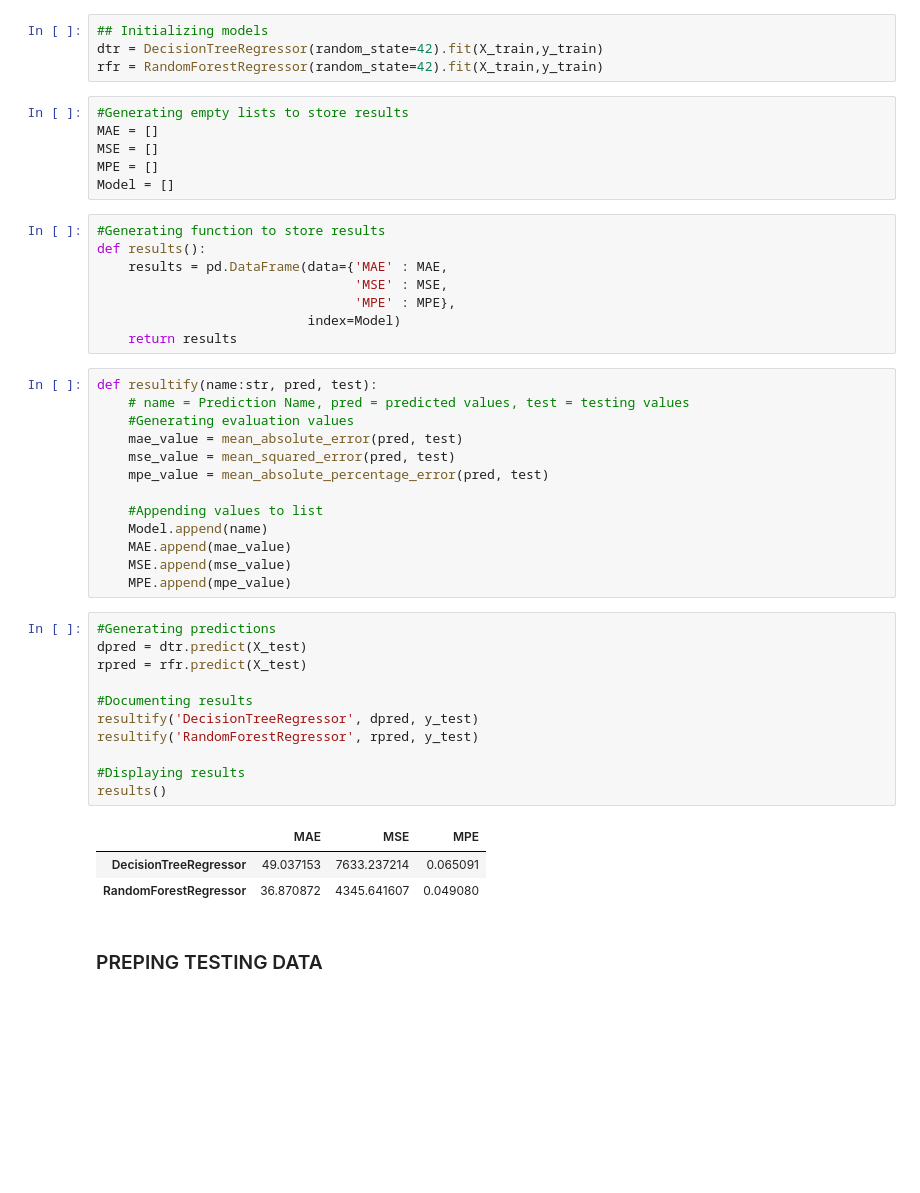
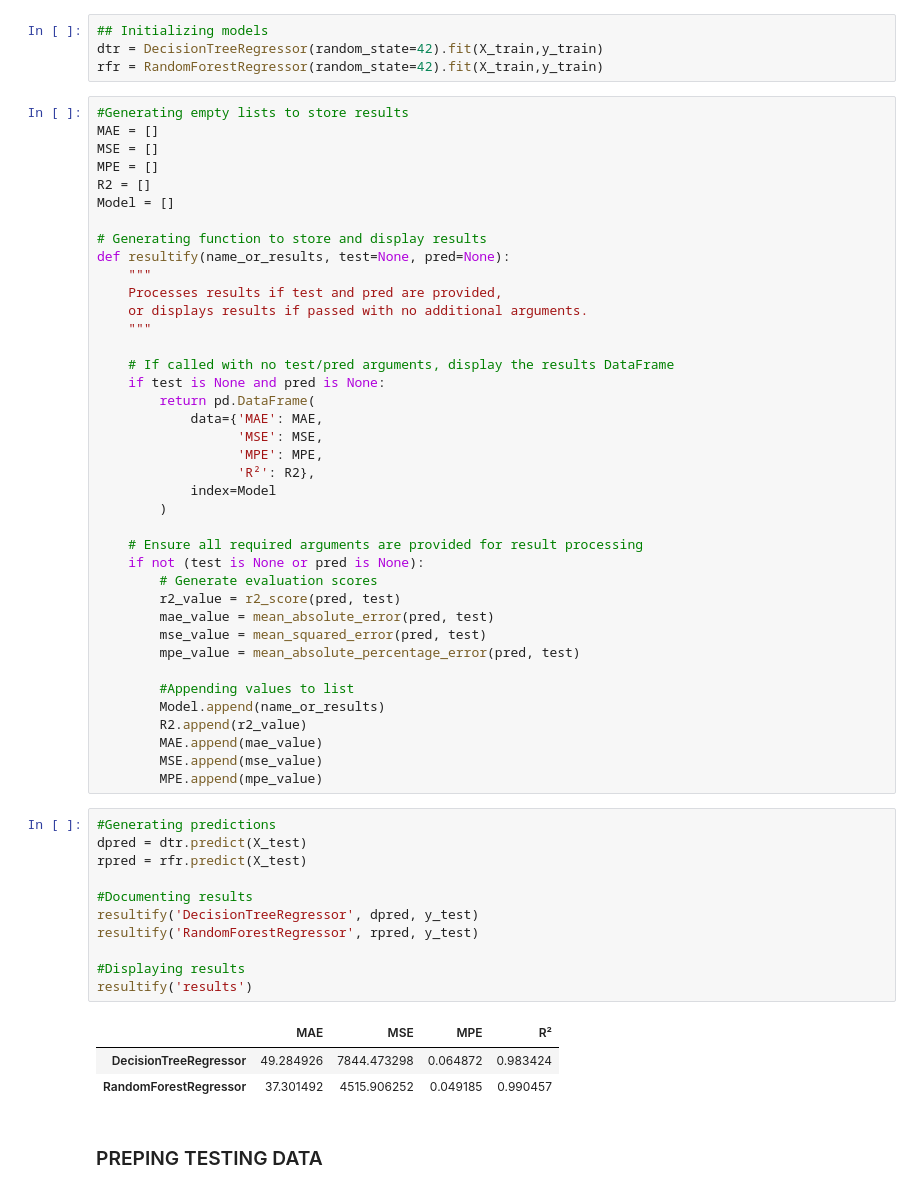
Before and after one commit to Stephen-Adwini-Badu/07.-Ticket-Forecasting-Project, a Jupyter notebook: Ticket Forecasting Notebook.ipynb, the cells around one changed output. Saved outputs shown, nothing was run; the diff lists cells and outputs as text; blank space fills up the shorter version.

```diff
--- a/Ticket Forecasting Notebook.ipynb
+++ b/Ticket Forecasting Notebook.ipynb
@@ -232,48 +247,60 @@ pd.DataFrame(data={"Dimensions": [X_train.shape,
 ## Initializing models
 dtr = DecisionTreeRegressor(random_state=42).fit(X_train,y_train)
 rfr = RandomForestRegressor(random_state=42).fit(X_train,y_train)
-# %%
-#Generating empty lists to store results
-MAE = []
-MSE = []
-MPE = []
-Model = []
-# %%
-#Generating function to store results
-def results():
-    results = pd.DataFrame(data={'MAE' : MAE,
-                                 'MSE' : MSE,
-                                 'MPE' : MPE},
-                           index=Model)
-    return results
-# %%
-def resultify(name:str, pred, test):
-    # name = Prediction Name, pred = predicted values, test = testing values
-    #Generating evaluation values
-    mae_value = mean_absolute_error(pred, test)
-    mse_value = mean_squared_error(pred, test)
-    mpe_value = mean_absolute_percentage_error(pred, test)
-
-    #Appending values to list
-    Model.append(name)
-    MAE.append(mae_value)
-    MSE.append(mse_value)
-    MPE.append(mpe_value)
+# %%
+#Generating empty lists to store results
+MAE = []
+MSE = []
+MPE = []
+R2 = []
+Model = []
+
+# Generating function to store and display results
+def resultify(name_or_results, test=None, pred=None):
+    """
+    Processes results if test and pred are provided,
+    or displays results if passed with no additional arguments.
+    """
+
+    # If called with no test/pred arguments, display the results DataFrame
+    if test is None and pred is None:
+        return pd.DataFrame(
+            data={'MAE': MAE,
+                  'MSE': MSE,
+                  'MPE': MPE,
+                  'R²': R2},
+            index=Model
+        )
+
+    # Ensure all required arguments are provided for result processing
+    if not (test is None or pred is None):
+        # Generate evaluation scores
+        r2_value = r2_score(pred, test)
+        mae_value = mean_absolute_error(pred, test)
+        mse_value = mean_squared_error(pred, test)
+        mpe_value = mean_absolute_percentage_error(pred, test)
+
+        #Appending values to list
+        Model.append(name_or_results)
+        R2.append(r2_value)
+        MAE.append(mae_value)
+        MSE.append(mse_value)
+        MPE.append(mpe_value)
 # %%
 #Generating predictions
 dpred = dtr.predict(X_test)
 rpred = rfr.predict(X_test)
 
 #Documenting results
 resultify('DecisionTreeRegressor', dpred, y_test)
 resultify('RandomForestRegressor', rpred, y_test)
 
 #Displaying results
-results()
+resultify('results')
 # %% [output]
-|  | MAE | MSE | MPE |
-| DecisionTreeRegressor | 49.037153 | 7633.237214 | 0.065091 |
-| RandomForestRegressor | 36.870872 | 4345.641607 | 0.049080 |
+|  | MAE | MSE | MPE | R² |
+| DecisionTreeRegressor | 49.284926 | 7844.473298 | 0.064872 | 0.983424 |
+| RandomForestRegressor | 37.301492 | 4515.906252 | 0.049185 | 0.990457 |
 # %% [markdown]
 ### PREPING TESTING DATA
 # %%
```
Also changed, not shown: parts of 6 cells of this notebook, 1 other file.
